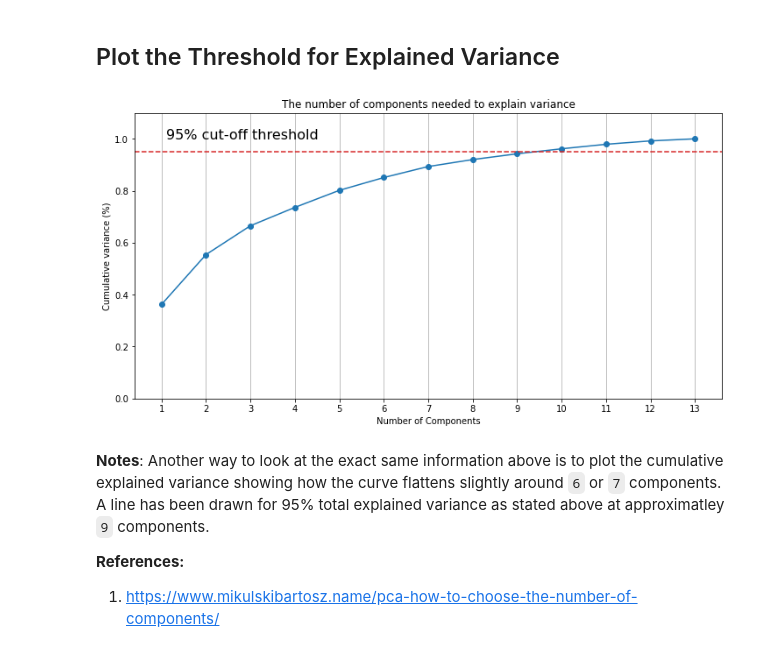
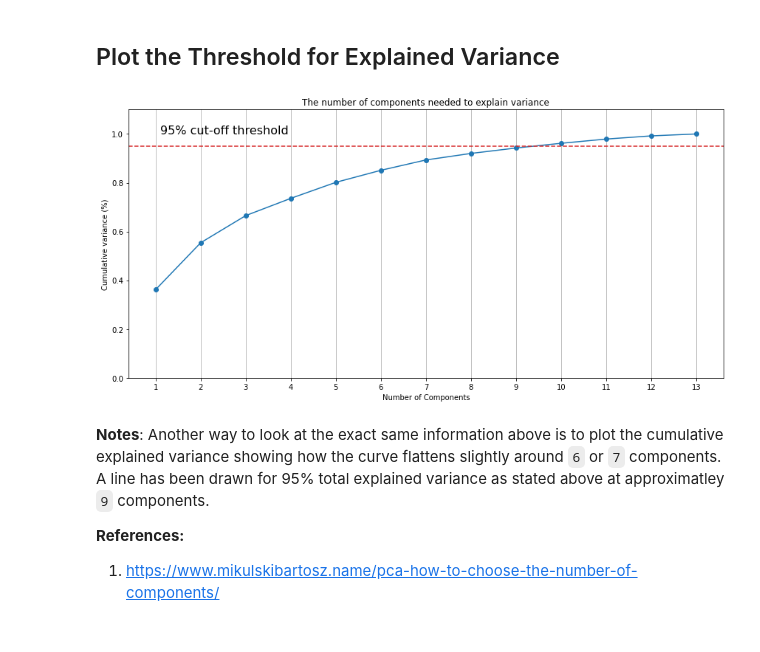
Before and after one commit to broepke/PCA, a Jupyter notebook: PCA.ipynb, the cells around one changed output. Cells and saved outputs as stored; diff of their text form; code cells hidden in the pictures.

Commit message:
Added image outputs

```diff
--- a/PCA.ipynb
+++ b/PCA.ipynb
@@ -126,30 +120,32 @@ Components:      13 =    [1.]   Cumulative Variance
 # %%
 scaler = StandardScaler()
 data_rescaled = scaler.fit_transform(X)
 
 pca = PCA().fit(data_rescaled)
 
 plt.rcParams["figure.figsize"] = (12,6)
 
 fig, ax = plt.subplots()
 xi = np.arange(1, 14, step=1)
 y = np.cumsum(pca.explained_variance_ratio_)
 
 plt.ylim(0.0,1.1)
 plt.plot(xi, y, marker='o', linestyle='-', color='tab:blue')
 
 plt.xlabel('Number of Components')
 plt.xticks(np.arange(1, 14, step=1)) #change from 0-based array index to 1-based human-readable label
 plt.ylabel('Cumulative variance (%)')
 plt.title('The number of components needed to explain variance')
 
 plt.axhline(y=0.95, color='tab:red', linestyle='--')
 plt.text(1.1, 1, '95% cut-off threshold', color = 'black', fontsize=16)
 
 ax.grid(axis='x')
+plt.tight_layout()
+plt.savefig('pcavisualize_1.png', dpi=300)
 plt.show()
 # %% [output]
-[figure, old version]
+[figure, new version]
 # %% [markdown]
 **Notes**: Another way to look at the exact same information above is to plot the cumulative explained variance showing how the curve flattens slightly around `6` or `7` components.  A line has been drawn for 95% total explained variance as stated above at approximatley `9` components.
 
```
Also changed, not shown: parts of 7 cells of this notebook, 5 other files.
